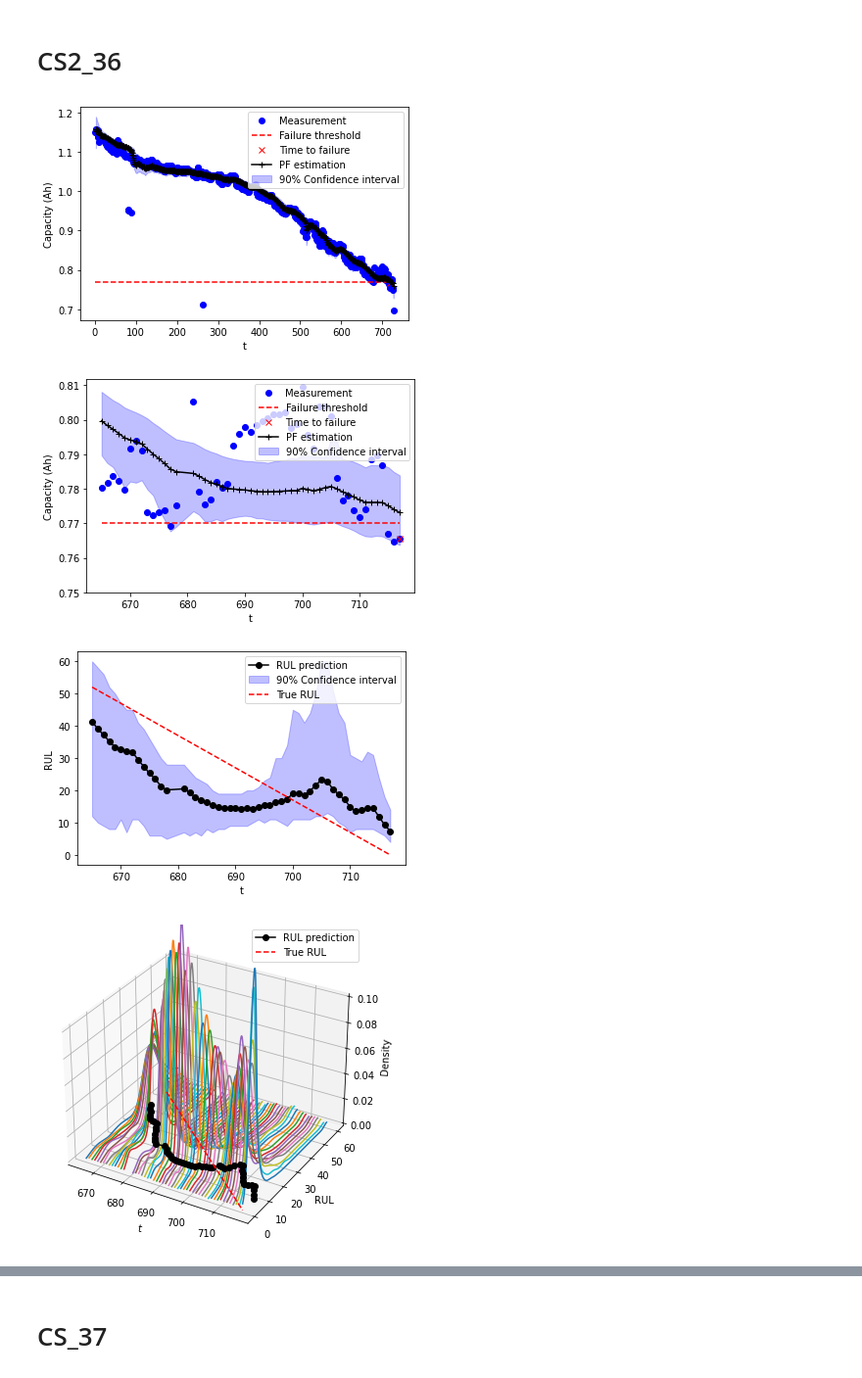
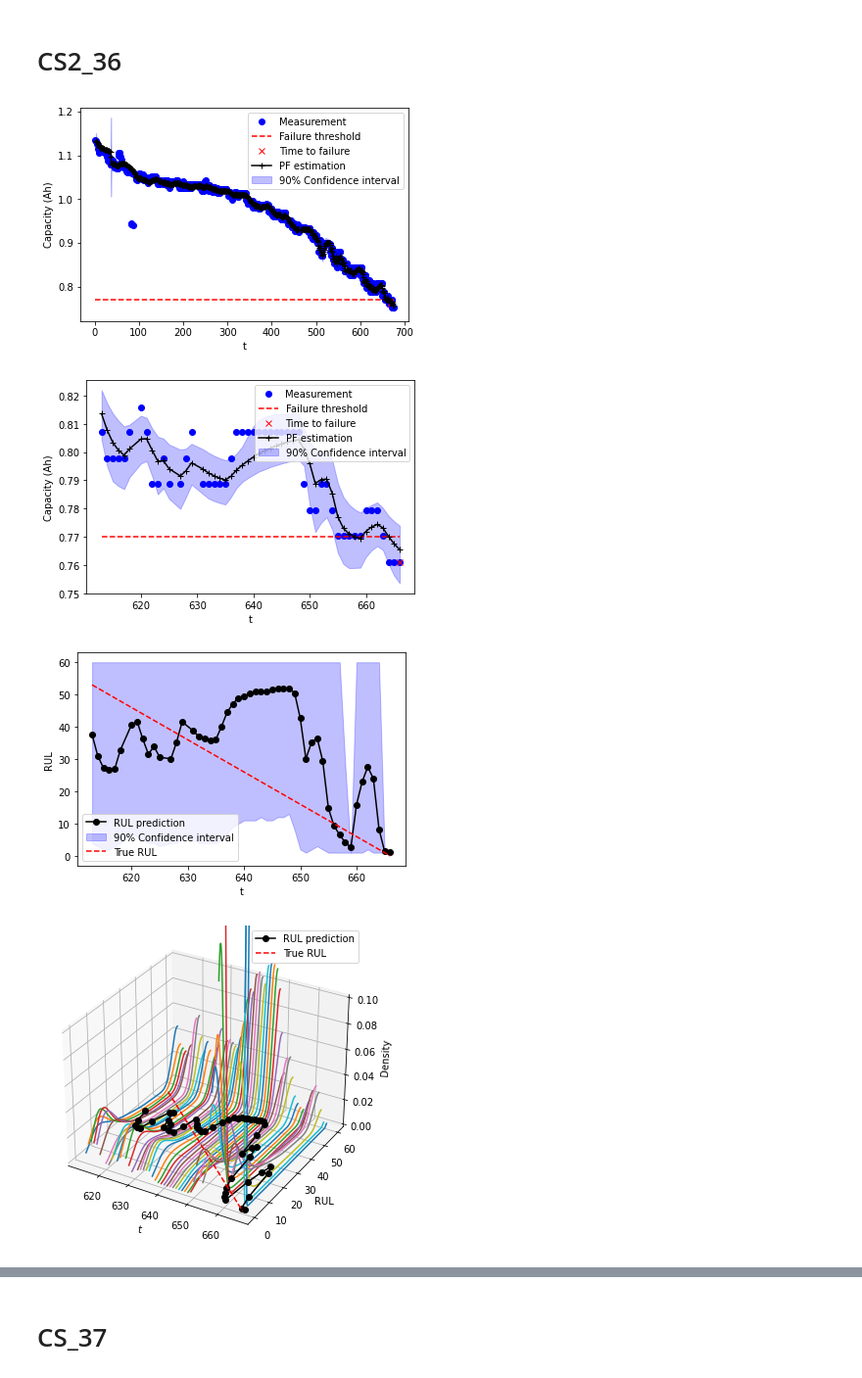
Before and after one commit to sonic160/battery_calce, a Jupyter notebook: rul_pf_battery.ipynb, the cells around one changed output, grey strips where cells are left out. Shown at 98% size. Drawn from its saved outputs; the diff is of its cells as text; code cells hidden in the pictures.

Commit message:
Consider 0.5 C data
Also change the degardation characteristics from charging capacity to discharging capacity.

```diff
--- a/rul_pf_battery.ipynb
+++ b/rul_pf_battery.ipynb
@@ -15,7 +15,7 @@ def rul_battery(t, y, name):
     # Define the Parameters.
     # For the PF.
     sigma_u = np.array([1e-2, 1e-5, 1e-4, 1e-3])
-    sigma_v = 3e-2
+    sigma_v = 1e-2
     Ns = 1e3
     # For the RUL prediction.
     max_ite = 60 # Maximun number of prediction states.
@@ -72,22 +91,22 @@ rul_battery(t, y, name)
 # %%
 from utility import drop_outlier_sw
 
 name = battery_list[1]
 battery = data_all[name]
 # Get the time and degradation measurement. Perform filtering.
 t = battery['cycle']
-y = battery['charging capacity']
+y = battery['discharging capacity']
 # t = np.array(t)
 # y = np.array(y)
 
 rolling_window = 20
 idx = drop_outlier_sw(y, rolling_window)
 t = np.array(t[idx])
 y = np.array(y[idx])
 
 rul_battery(t, y, name)
 # %% [output]
-[figure, old version]
+[figure, new version]
-[figure, old version]
+[figure, new version]
-[figure, old version]
+[figure, new version]
-[figure, old version]
+[figure, new version]
```
Also changed, not shown: parts of 14 cells of this notebook, 10 other files.
